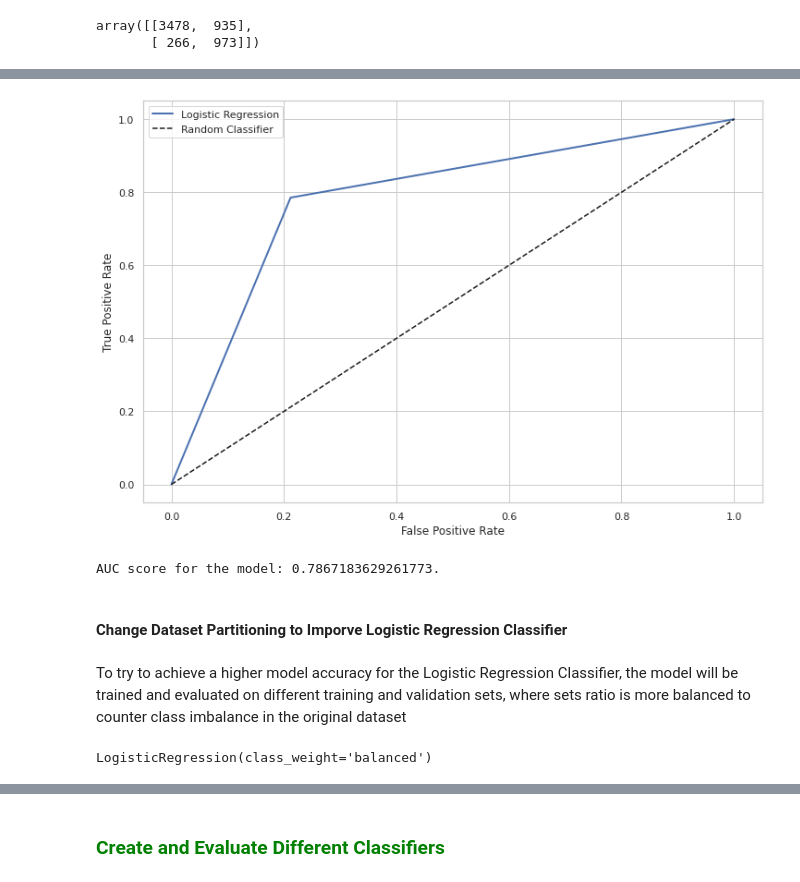
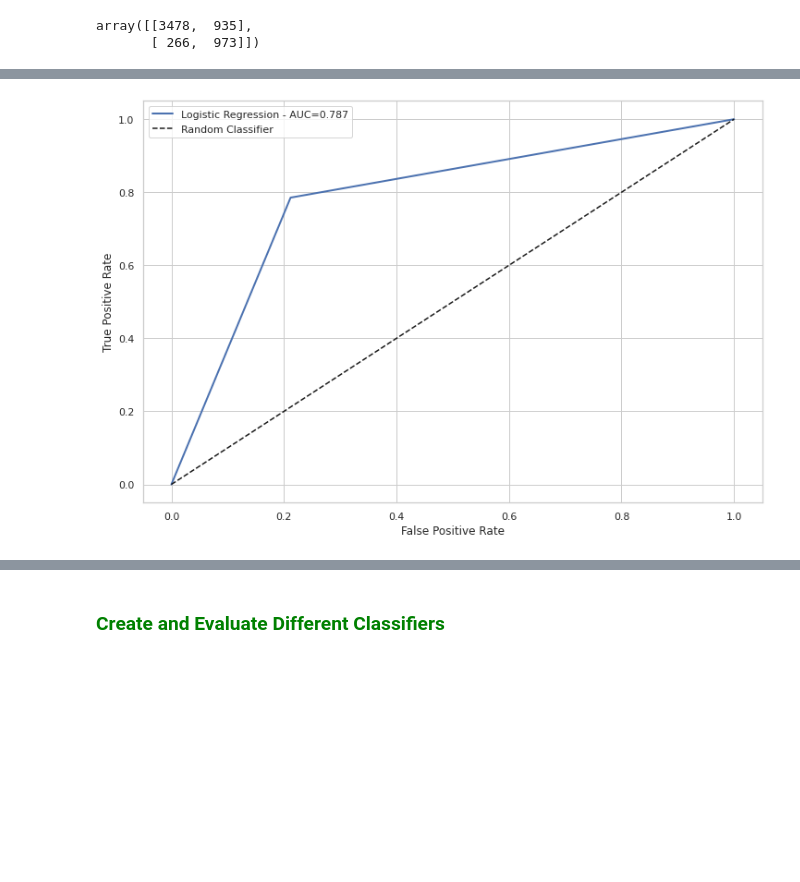
Before and after one commit to valkiss024/credit-risk-analysis, a Jupyter notebook: Credit Analysis.ipynb, the cells around one changed output, grey strips where cells are left out. Saved outputs shown, nothing was run; the diff lists cells and outputs as text; code cells hidden in the pictures; blank space fills up the shorter version.

```diff
--- a/Credit Analysis.ipynb
+++ b/Credit Analysis.ipynb
@@ -773,26 +782,13 @@ The evaluation scores show that the model does well on predicting instances with
 fpr, tpr, thresholds = roc_curve(y_test, y_pred)
 # %%
 # Plot the ROC curve
+
 fig = plt.figure(figsize=(12, 8))
-plt.plot(fpr, tpr, linewidth=2, label='Logistic Regression')
+plt.plot(fpr, tpr, linewidth=2, label=f'Logistic Regression - AUC={round(roc_auc_score(y_test, y_pred), 3)}')
 plt.plot([0, 1], [0, 1], 'k--', label='Random Classifier')
 plt.xlabel('False Positive Rate')
 plt.ylabel('True Positive Rate')
 plt.legend()
 plt.show()
 # %% [output]
-[figure, old version]
+[figure, new version]
-# %%
-# Calculate the Area Under the Curve (AUC) score for the Logistic Regression classifier
-# from sklearn.metrics import roc_auc_score
-
-print(f'AUC score for the model: {roc_auc_score(y_test, y_pred)}.')
-# The larger the area under the curve the better the predictive power of the classifier.
-# The model is underperforming since the corner of the curve is far away from the top left-corner, this also results
-# in an AUC score shown below
-# %% [output]
-AUC score for the model: 0.7867183629261773.
-# %% [markdown]
-#### Change Dataset Partitioning to Imporve Logistic Regression Classifier
-# %% [markdown]
-To try to achieve a higher model accuracy for the Logistic Regression Classifier, the model will be trained and evaluated on different training and validation sets, where sets ratio is more balanced to counter class imbalance in the original dataset
@@ -802,6 +794,0 @@ X_train2, X_test2, y_train2, y_test2 = train_test_split(X, y, train_size=0.6, ra
-# %%
-# Build and train the new model
-lg_model2 = LogisticRegression(class_weight='balanced')
-lg_model2.fit(X_train2, y_train2)
-# %% [output]
-LogisticRegression(class_weight='balanced')
```
Also changed, not shown: parts of 44 cells of this notebook.
